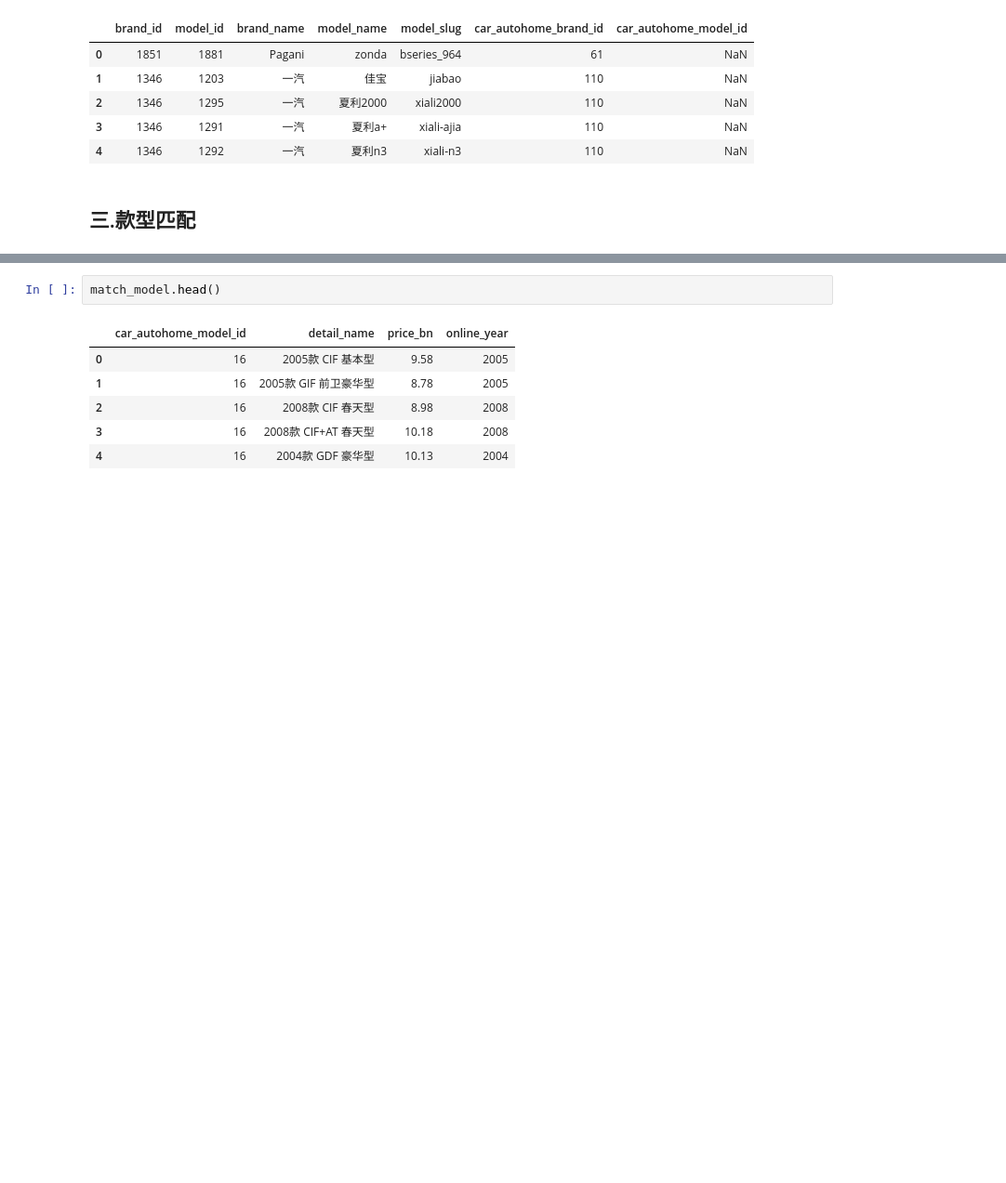
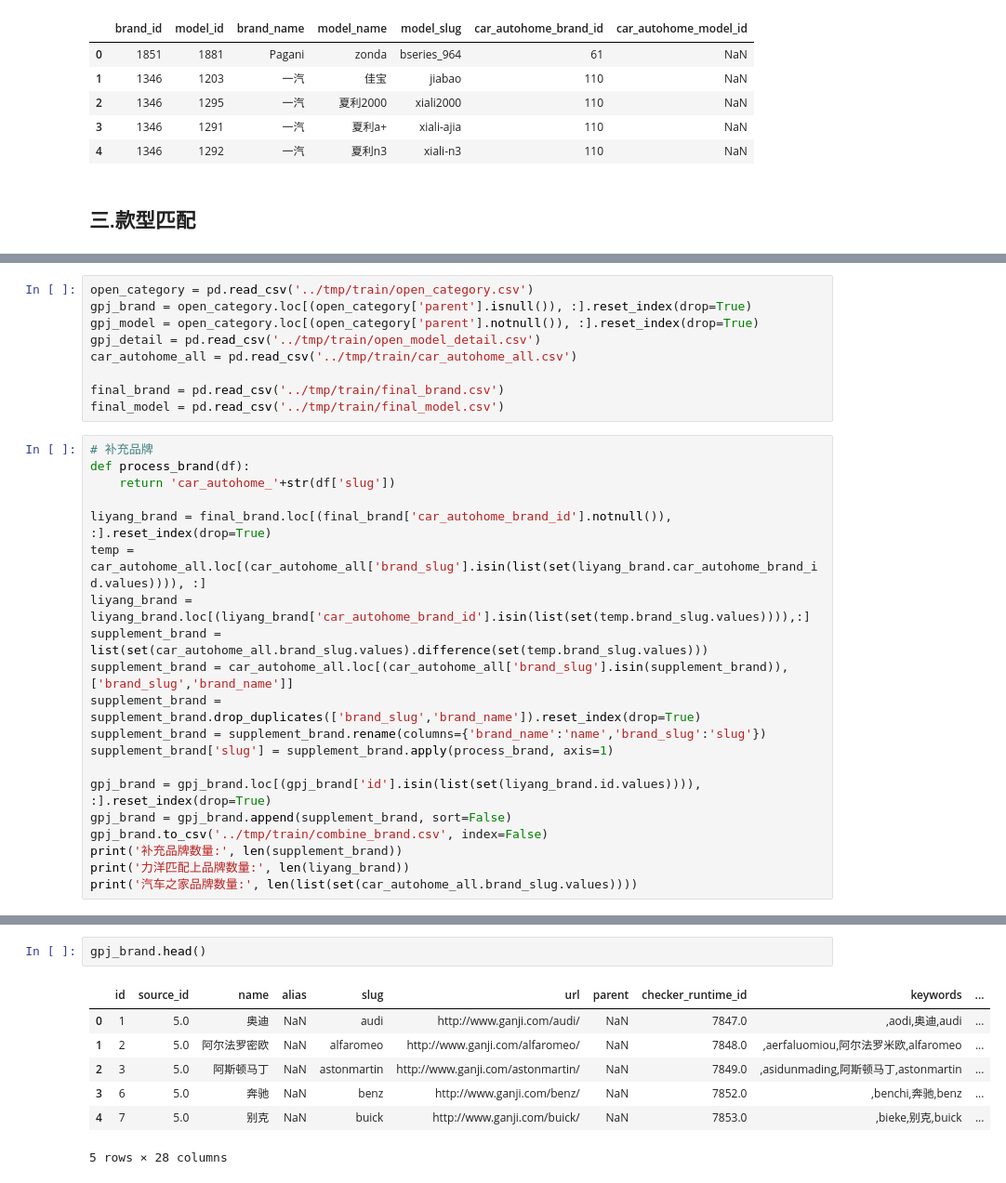
Before and after one commit to dj-lei/detail_match, a Jupyter notebook: explore/liyang_autohome_detail_match.ipynb, the cells around one changed output, grey strips where cells are left out. Shown at 93% size. Cells and saved outputs as stored; diff of their text form; blank space fills up the shorter version.

```diff
--- a/explore/liyang_autohome_detail_match.ipynb
+++ b/explore/liyang_autohome_detail_match.ipynb
@@ -160,0 +204,29 @@ final_detail = final_detail.drop_duplicates(['car_autohome_model_id','online_yea
+# %%
+open_category = pd.read_csv('../tmp/train/open_category.csv')
+gpj_brand = open_category.loc[(open_category['parent'].isnull()), :].reset_index(drop=True)
+gpj_model = open_category.loc[(open_category['parent'].notnull()), :].reset_index(drop=True)
+gpj_detail = pd.read_csv('../tmp/train/open_model_detail.csv')
+car_autohome_all = pd.read_csv('../tmp/train/car_autohome_all.csv')
+
+final_brand = pd.read_csv('../tmp/train/final_brand.csv')
+final_model = pd.read_csv('../tmp/train/final_model.csv')
+# %%
+# 补充品牌
+def process_brand(df):
+    return 'car_autohome_'+str(df['slug'])
+
+liyang_brand = final_brand.loc[(final_brand['car_autohome_brand_id'].notnull()), :].reset_index(drop=True)
+temp = car_autohome_all.loc[(car_autohome_all['brand_slug'].isin(list(set(liyang_brand.car_autohome_brand_id.values)))), :]
+liyang_brand = liyang_brand.loc[(liyang_brand['car_autohome_brand_id'].isin(list(set(temp.brand_slug.values)))),:]
+supplement_brand = list(set(car_autohome_all.brand_slug.values).difference(set(temp.brand_slug.values)))
+supplement_brand = car_autohome_all.loc[(car_autohome_all['brand_slug'].isin(supplement_brand)), ['brand_slug','brand_name']]
+supplement_brand = supplement_brand.drop_duplicates(['brand_slug','brand_name']).reset_index(drop=True)
+supplement_brand = supplement_brand.rename(columns={'brand_name':'name','brand_slug':'slug'})
+supplement_brand['slug'] = supplement_brand.apply(process_brand, axis=1)
+
+gpj_brand = gpj_brand.loc[(gpj_brand['id'].isin(list(set(liyang_brand.id.values)))), :].reset_index(drop=True)
+gpj_brand = gpj_brand.append(supplement_brand, sort=False)
+gpj_brand.to_csv('../tmp/train/combine_brand.csv', index=False)
+print('补充品牌数量:', len(supplement_brand))
+print('力洋匹配上品牌数量:', len(liyang_brand))
+print('汽车之家品牌数量:', len(list(set(car_autohome_all.brand_slug.values))))
@@ -170,10 +266,11 @@ gpj_match_model.head()
 # %%
-match_model.head()
+gpj_brand.head()
 # %% [output]
-|  | car_autohome_model_id | detail_name | price_bn | online_year |
-| 0 | 16 | 2005款 CIF 基本型 | 9.58 | 2005 |
-| 1 | 16 | 2005款 GIF 前卫豪华型 | 8.78 | 2005 |
-| 2 | 16 | 2008款 CIF 春天型 | 8.98 | 2008 |
-| 3 | 16 | 2008款 CIF+AT 春天型 | 10.18 | 2008 |
-| 4 | 16 | 2004款 GDF 豪华型 | 10.13 | 2004 |
+|  | id | source_id | name | alias | slug | url | parent | checker_runtime_id | keywords | ... |
+| 0 | 1 | 5.0 | 奥迪 | NaN | audi | http://www.ganji.com/audi/ | NaN | 7847.0 | ,aodi,奥迪,audi | ... |
+| 1 | 2 | 5.0 | 阿尔法罗密欧 | NaN | alfaromeo | http://www.ganji.com/alfaromeo/ | NaN | 7848.0 | ,aerfaluomiou,阿尔法罗米欧,alfaromeo | ... |
+| 2 | 3 | 5.0 | 阿斯顿马丁 | NaN | astonmartin | http://www.ganji.com/astonmartin/ | NaN | 7849.0 | ,asidunmading,阿斯顿马丁,astonmartin | ... |
+| 3 | 6 | 5.0 | 奔驰 | NaN | benz | http://www.ganji.com/benz/ | NaN | 7852.0 | ,benchi,奔驰,benz | ... |
+| 4 | 7 | 5.0 | 别克 | NaN | buick | http://www.ganji.com/buick/ | NaN | 7853.0 | ,bieke,别克,buick | ... |
+5 rows × 28 columns
 # %%
```
Also changed, not shown: parts of 9 cells of this notebook, 1 other file.
